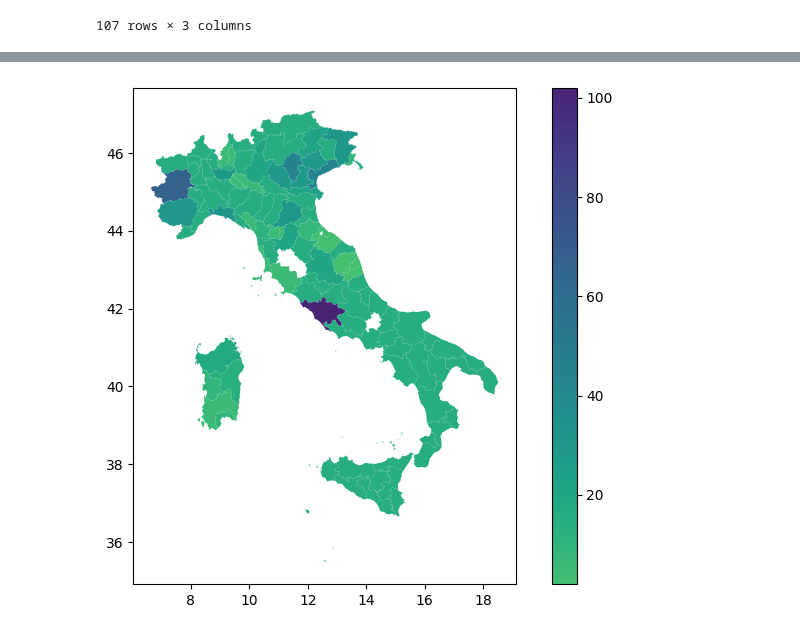
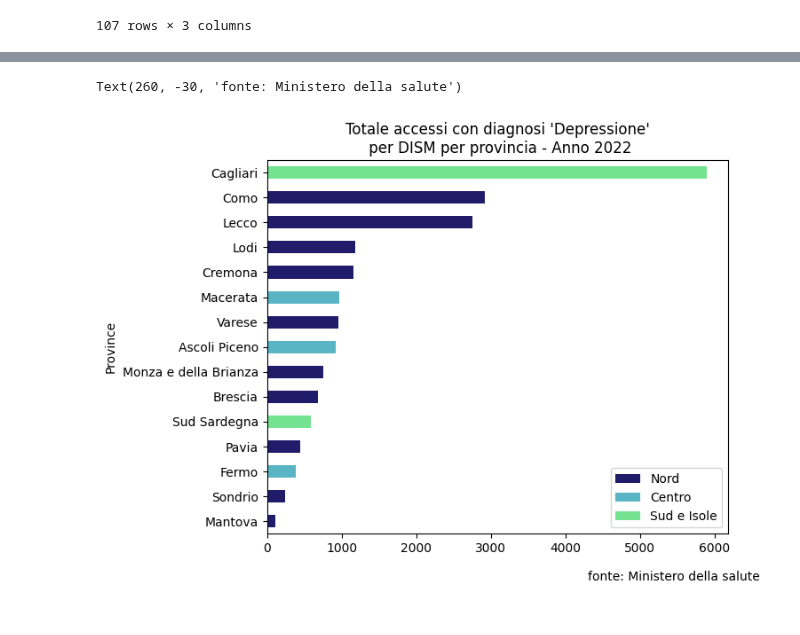
Before and after one commit to armandoschianodicola/italy-stats, a Jupyter notebook: 9/main.ipynb, the cells around one changed output, grey strips where cells are left out. Saved outputs shown, nothing was run; the diff lists cells and outputs as text; code cells hidden in the pictures.

```diff
--- a/9/main.ipynb
+++ b/9/main.ipynb
@@ -209,8 +227,17 @@ df.plot(
-# %%
-df.plot(
-    column="asl_count",
-    legend=True,
-    cmap=CMAP
-);
-# %% [output]
-[figure, removed]
+# %%
+df_plot = df.sort_values(by=['numero_accessi']).head(15).plot.barh(
+    title=plot_title,
+    y="numero_accessi",
+    ylabel='Province',
+    color=df.sort_values(by=['numero_accessi'])['zone'].replace(REGION_COLOURS)
+).legend(
+    [
+        Patch(facecolor=REGION_COLOURS['Nord']),
+        Patch(facecolor=REGION_COLOURS['Centro']),
+        Patch(facecolor=REGION_COLOURS['Sud e Isole']),
+    ], ["Nord", "Centro", 'Sud e Isole']
+)
+plt.annotate('fonte: Ministero della salute', (0,0), (260, -30), xycoords='axes fraction', textcoords='offset points', va='top')
+# %% [output]
+Text(260, -30, 'fonte: Ministero della salute')
+[figure, added]
```
Also changed, not shown: parts of 14 cells of this notebook, 3 other files.
